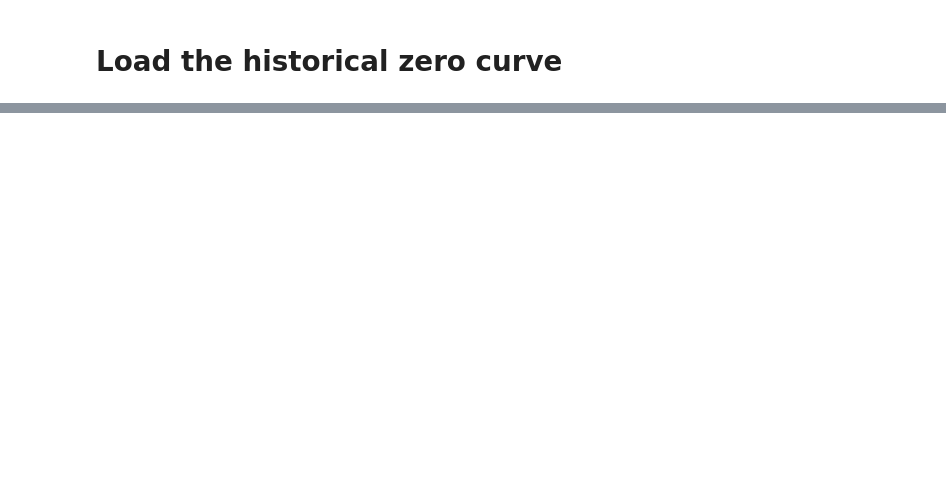
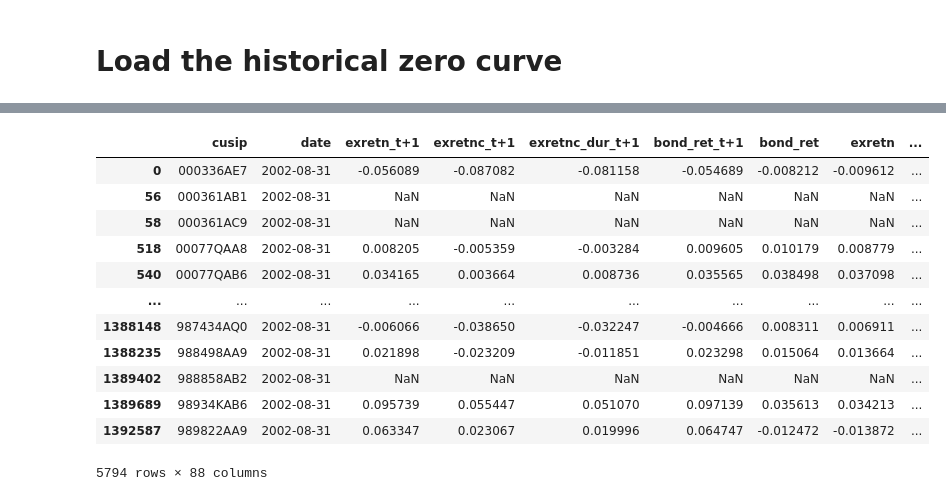
Before and after one commit to BSIC/bsic-systematic-credit, a Jupyter notebook: src/oas_calculation.ipynb, the cells around one changed output, grey strips where cells are left out. Cells and saved outputs as stored; diff of their text form; code cells hidden in the pictures; blank space fills up the shorter version.

```diff
--- a/src/oas_calculation.ipynb
+++ b/src/oas_calculation.ipynb
@@ -33,0 +94,18 @@ bond_data['FIRST_INTEREST_DATE'] = pd.to_datetime(bond_data['FIRST_INTEREST_DATE
+# %%
+# fill all DATED_DATE, OFFERING_DATE, MATURITY, and DAY_COUNT_BASIS since they are all the same for each issue
+cols_to_fill = ['DATED_DATE', 'OFFERING_DATE', 'DAY_COUNT_BASIS', 'MATURITY', 'NCOUPS']
+grouped = bond_data.groupby('cusip')
+def fill_dates(group):
+    group[cols_to_fill] = group[cols_to_fill].ffill().bfill()
+    return group
+
+filled_data = grouped.apply(fill_dates, include_groups=False)
+bond_data = filled_data.reset_index(0)
+# %%
+# remove the CUSIPS for which there is no DATED_DATE, OFFERING_DATE and DAY COUNT BASIS? we should probably do that
+new_bond_data = bond_data.dropna(subset=cols_to_fill)
+
+removed_cusips = bond_data['cusip'].nunique() - new_bond_data['cusip'].nunique()
+bond_data = new_bond_data
+
+print(f'Removed {removed_cusips} CUSIPs from the DataFrame')
@@ -81,19 +173,0 @@ bond_data['bondprc'].isna().sum() / bond_data.shape[0]
-# %%
-useless_cols = [
-    'company_symbol',
-    'TREASURY_MATURITY',
-    'CONV', # convertible bonds
-    'sic_code', # SIC Industry Code
-    'mom6_1', # 6m momentum
-    'ltrev48_12', # sum of bond returns over 48months (momentum)
-    'TMT', # time to maturity in years (we have it in months in tmt)
-    'DURATION_y', # duration from other df
-    'DATE',
-    'CUSIP',
-
-]
-
-bond_data = bond_data.drop(useless_cols, axis=1, errors='ignore')
-
-example_bond = bond_data.iloc[-3]
-example_bond
@@ -299,0 +451,18 @@ delta in bps: 2.54bps
+# %%
+bond_data.sort_values(['date', 'cusip'], inplace=True)
+# %%
+bond_data[bond_data['date'] == '2002-8-31']
+# %% [output]
+|  | cusip | date | exretn_t+1 | exretnc_t+1 | exretnc_dur_t+1 | bond_ret_t+1 | bond_ret | exretn | ... |
+| 0 | 000336AE7 | 2002-08-31 | -0.056089 | -0.087082 | -0.081158 | -0.054689 | -0.008212 | -0.009612 | ... |
+| 56 | 000361AB1 | 2002-08-31 | NaN | NaN | NaN | NaN | NaN | NaN | ... |
+| 58 | 000361AC9 | 2002-08-31 | NaN | NaN | NaN | NaN | NaN | NaN | ... |
+| 518 | 00077QAA8 | 2002-08-31 | 0.008205 | -0.005359 | -0.003284 | 0.009605 | 0.010179 | 0.008779 | ... |
+| 540 | 00077QAB6 | 2002-08-31 | 0.034165 | 0.003664 | 0.008736 | 0.035565 | 0.038498 | 0.037098 | ... |
+| ... | ... | ... | ... | ... | ... | ... | ... | ... | ... |
+| 1388148 | 987434AQ0 | 2002-08-31 | -0.006066 | -0.038650 | -0.032247 | -0.004666 | 0.008311 | 0.006911 | ... |
+| 1388235 | 988498AA9 | 2002-08-31 | 0.021898 | -0.023209 | -0.011851 | 0.023298 | 0.015064 | 0.013664 | ... |
+| 1389402 | 988858AB2 | 2002-08-31 | NaN | NaN | NaN | NaN | NaN | NaN | ... |
+| 1389689 | 98934KAB6 | 2002-08-31 | 0.095739 | 0.055447 | 0.051070 | 0.097139 | 0.035613 | 0.034213 | ... |
+| 1392587 | 989822AA9 | 2002-08-31 | 0.063347 | 0.023067 | 0.019996 | 0.064747 | -0.012472 | -0.013872 | ... |
+5794 rows × 88 columns
```
Also changed, not shown: parts of 28 cells of this notebook.
